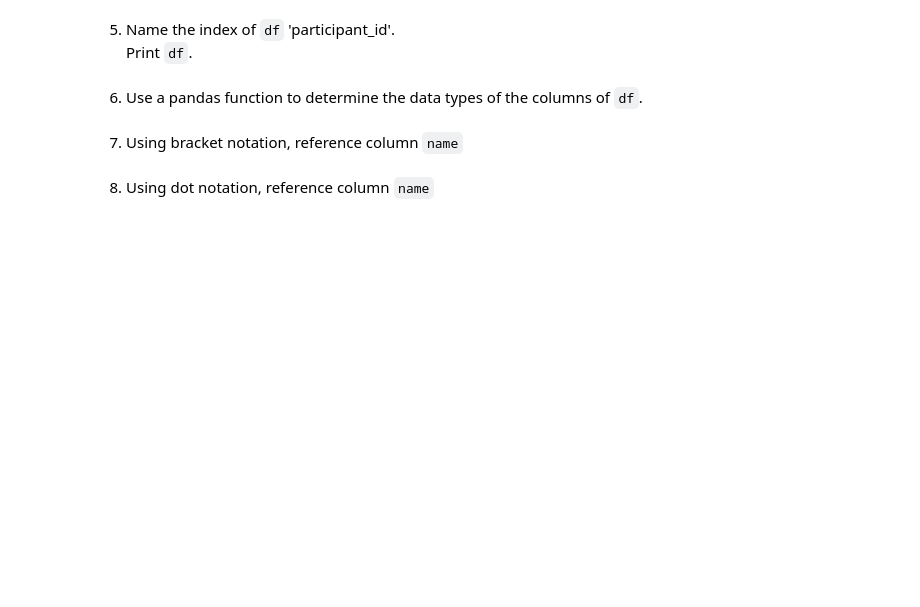
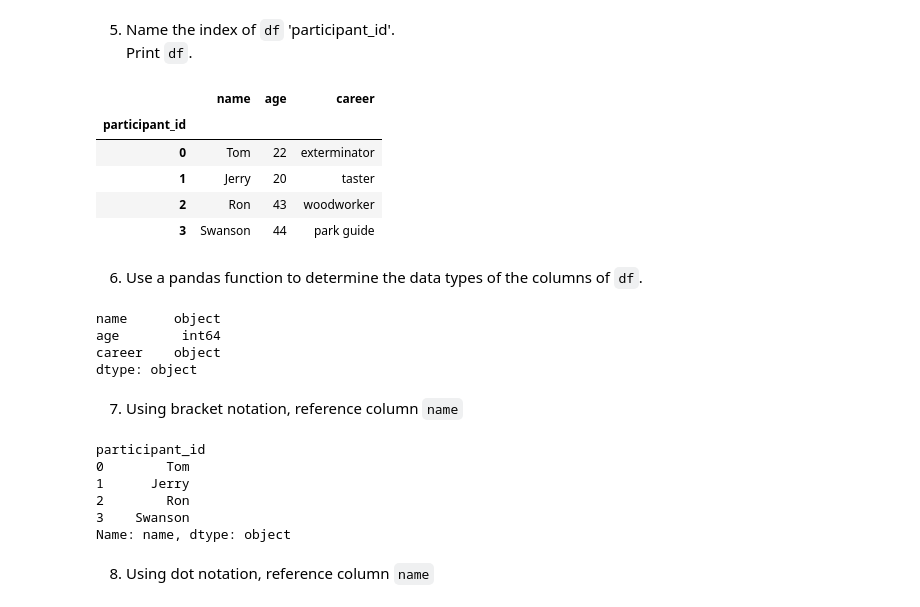
Before and after one commit to CabellPasco/CabellPasco, a Jupyter notebook: Pandas_Excercises_HW_3_17.ipynb, the cells around one changed output. Cells and saved outputs as stored; diff of their text form; code cells hidden in the pictures; blank space fills up the shorter version.

```diff
--- a/Pandas_Excercises_HW_3_17.ipynb
+++ b/Pandas_Excercises_HW_3_17.ipynb
@@ -30,0 +25,9 @@ NameError: name 'name' is not defined
+# %%
+directory = {
+    "name" : ["Tom", "Jerry","Ron", "Swanson"],
+    "age" : [22, 20, 43, 44],
+    "career" : ["exterminator", "taster", "woodworker", "park guide"]
+}
+
+df = pd.DataFrame(directory)
+df
@@ -31,9 +40,35 @@ NameError: name 'name' is not defined
 # %% [markdown]
 5. Name the index of `df` 'participant_id'.
 Print `df`.
+# %%
+df.index.name = "participant_id"
+df
+# %% [output]
+|  | name | age | career |
+| participant_id |  |  |  |
+| 0 | Tom | 22 | exterminator |
+| 1 | Jerry | 20 | taster |
+| 2 | Ron | 43 | woodworker |
+| 3 | Swanson | 44 | park guide |
 # %% [markdown]
 6. Use a pandas function to determine the data types of the columns of `df`.
+# %%
+df.dtypes
+# %% [output]
+name      object
+age        int64
+career    object
+dtype: object
 # %% [markdown]
 7. Using bracket notation, reference column `name`
+# %%
+df["name"]
+# %% [output]
+participant_id
+0        Tom
+1      Jerry
+2        Ron
+3    Swanson
+Name: name, dtype: object
 # %% [markdown]
 8. Using dot notation, reference column `name`
```
Also changed, not shown: parts of 3 cells of this notebook.
